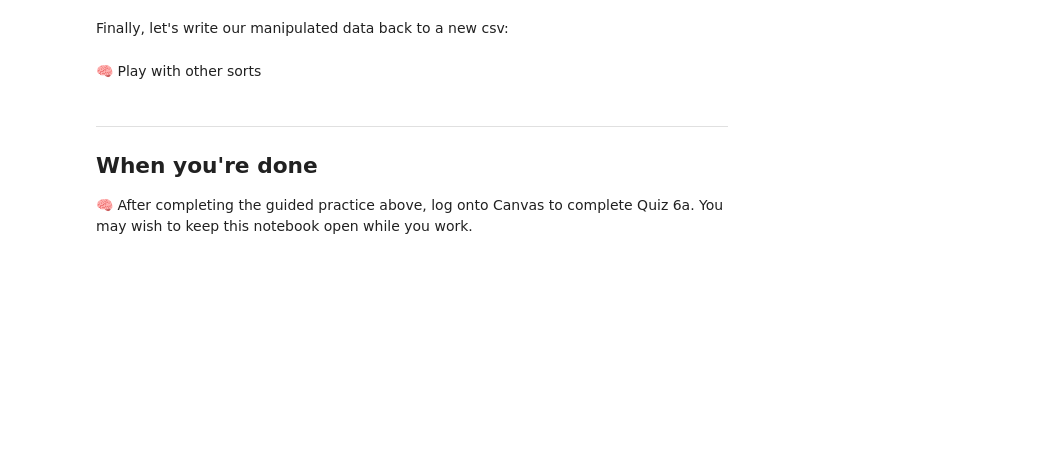
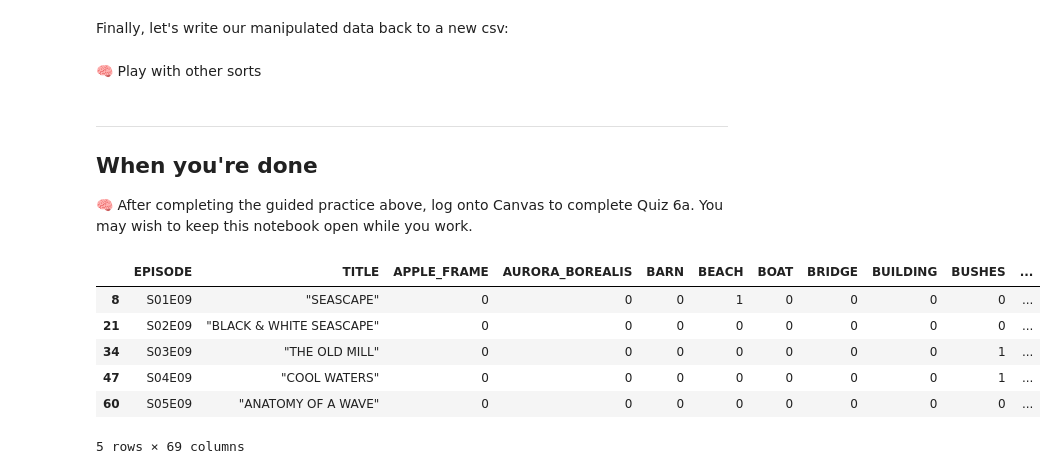
Before and after one commit to BJBranta/DS710, a Jupyter notebook: assignment6a/Notebook_6a.ipynb, the cells around one changed output. Drawn from its saved outputs; the diff is of its cells as text; code cells hidden in the pictures; blank space fills up the shorter version.

```diff
--- a/assignment6a/Notebook_6a.ipynb
+++ b/assignment6a/Notebook_6a.ipynb
@@ -172,3 +332,14 @@ bob_ross_tm.to_csv('bob-ross_trees_mountains.csv', index=False)
 ## When you're done
 
 🧠 After completing the guided practice above, log onto Canvas to complete Quiz 6a. You may wish to keep this notebook open while you work.
+# %%
+bob_ross_2 = bob_ross[bob_ross.EPISODE.str.contains('09')]
+bob_ross_2.head()
+# %% [output]
+|  | EPISODE | TITLE | APPLE_FRAME | AURORA_BOREALIS | BARN | BEACH | BOAT | BRIDGE | BUILDING | BUSHES | ... |
+| 8 | S01E09 | "SEASCAPE" | 0 | 0 | 0 | 1 | 0 | 0 | 0 | 0 | ... |
+| 21 | S02E09 | "BLACK & WHITE SEASCAPE" | 0 | 0 | 0 | 0 | 0 | 0 | 0 | 0 | ... |
+| 34 | S03E09 | "THE OLD MILL" | 0 | 0 | 0 | 0 | 0 | 0 | 0 | 1 | ... |
+| 47 | S04E09 | "COOL WATERS" | 0 | 0 | 0 | 0 | 0 | 0 | 0 | 1 | ... |
+| 60 | S05E09 | "ANATOMY OF A WAVE" | 0 | 0 | 0 | 0 | 0 | 0 | 0 | 0 | ... |
+5 rows × 69 columns
```
Also changed, not shown: parts of 15 cells of this notebook, 6 other files.
